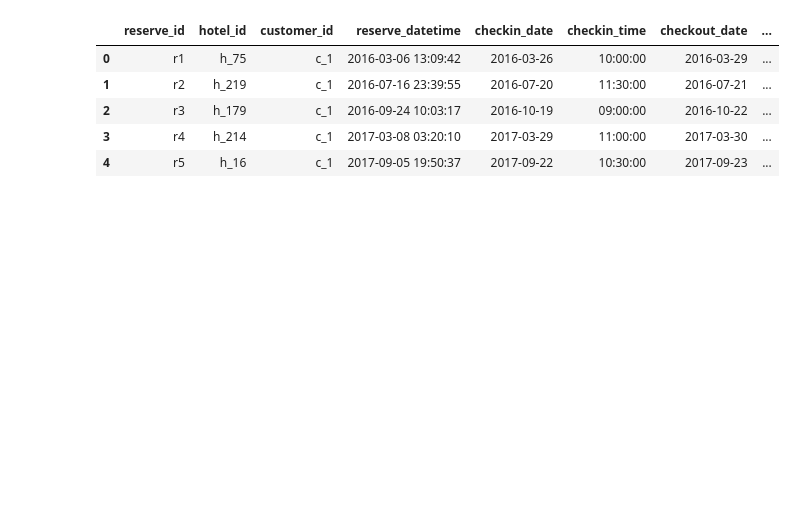
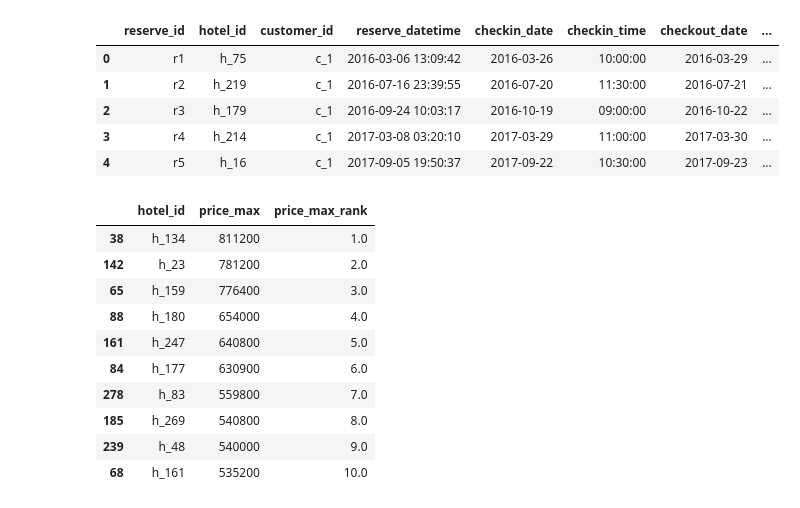
Before and after one commit to tensaitensai/zikken3, a Jupyter notebook: kadai2/week1.ipynb, the cells around one changed output. Saved outputs shown, nothing was run; the diff lists cells and outputs as text; code cells hidden in the pictures; blank space fills up the shorter version.

```diff
--- a/kadai2/week1.ipynb
+++ b/kadai2/week1.ipynb
@@ -292,0 +289,26 @@ from sklearn.preprocessing import MinMaxScaler
+# %%
+#課題2
+import numpy as np
+import pandas as pd
+reserve_tb = pd.read_csv('data/reserve.csv', encoding='UTF-8')
+customer_tb = pd.read_csv('data/customer.csv',encoding='UTF-8')
+
+kadai2_rslt = pd.merge(reserve_tb.query('"2016-01-01" <= reserve_datetime <= "2016-12-31"'),customer_tb.query('sex == "man"'),
+                       on='customer_id',how='inner')
+kadai2_rslt = kadai2_rslt.groupby('hotel_id').agg({'total_price':['max']}).reset_index()
+kadai2_rslt.columns = ['hotel_id','price_max']
+kadai2_rslt['price_max_rank'] = kadai2_rslt['price_max'].rank(ascending=False,method='min')
+kadai2_rslt = kadai2_rslt.sort_values('price_max_rank', ascending=True)
+kadai2_rslt.head(10)
+# %% [output]
+|  | hotel_id | price_max | price_max_rank |
+| 38 | h_134 | 811200 | 1.0 |
+| 142 | h_23 | 781200 | 2.0 |
+| 65 | h_159 | 776400 | 3.0 |
+| 88 | h_180 | 654000 | 4.0 |
+| 161 | h_247 | 640800 | 5.0 |
+| 84 | h_177 | 630900 | 6.0 |
+| 278 | h_83 | 559800 | 7.0 |
+| 185 | h_269 | 540800 | 8.0 |
+| 239 | h_48 | 540000 | 9.0 |
+| 68 | h_161 | 535200 | 10.0 |
```
Also changed, not shown: parts of 7 cells of this notebook, 7 other files.
